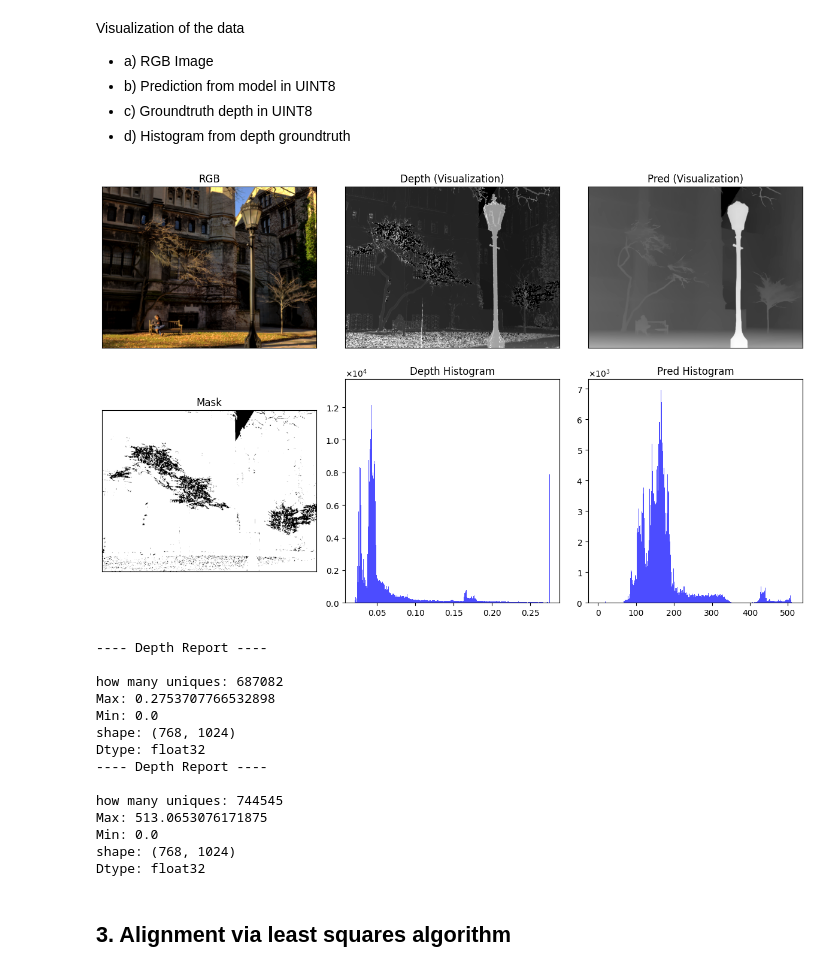
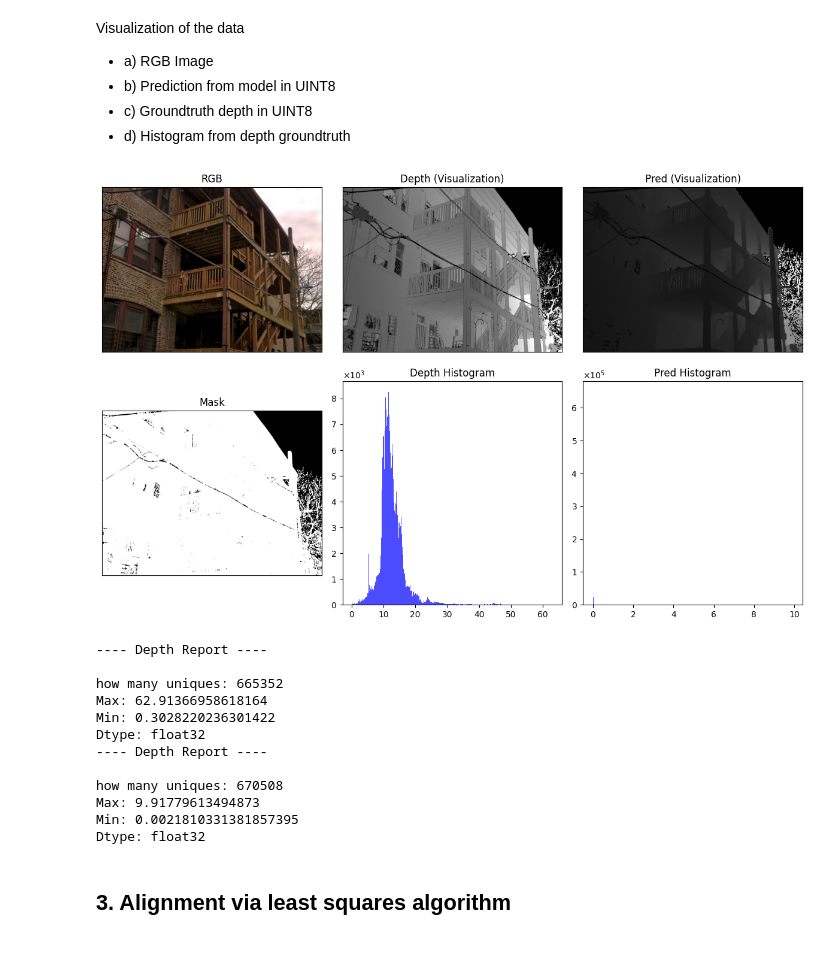
Before and after one commit to gkmocastro/depth-metrics-pavic, a Jupyter notebook: metrics.ipynb, the cells around one changed output. Saved outputs shown, nothing was run; the diff lists cells and outputs as text; code cells hidden in the pictures.

```diff
--- a/metrics.ipynb
+++ b/metrics.ipynb
@@ -73,7 +50,7 @@ len(filenames_preds_indoor)
 # %% [output]
 771
 # %%
-index = 479
+index = 690
 pred_diode = np.load(filenames_preds_indoor[index])
 groundtruth = np.squeeze(np.load(filenames_depth[index]))
 rgb = np.array(Image.open(filenames_img[index]))
@@ -83,21 +60,21 @@ mask = np.load(filenames_mask[index]).reshape((H, W))
 ## 2. Pre Processing
 # %%
 mask_pred = np.ones_like(pred_diode)
-mask_pred[pred_diode == 0] = 0
+mask_pred[pred_diode < 1e-1] = 0
+
+mask_full = mask * mask_pred
 # %%
-groundtruth_masked = np.zeros_like(groundtruth)
-groundtruth_masked[mask == 1] = groundtruth[mask == 1]
+gt_depth_masked = np.zeros_like(groundtruth)
+gt_depth_masked[mask_full == 1] = groundtruth[mask_full == 1]
 
-disparity_gt_masked = np.zeros_like(groundtruth)
-disparity_gt_masked[mask == 1] = 1.0 / groundtruth[mask == 1]
+gt_disp_masked = np.zeros_like(groundtruth)
+gt_disp_masked[mask_full == 1] = 1.0 / groundtruth[mask_full == 1]
 
 pred_depth = np.zeros_like(groundtruth)
-pred_depth[mask_pred == 1] = 1.0 / pred_diode[mask_pred == 1]
+pred_depth[mask_full == 1] = 1.0 / pred_diode[mask_full == 1]
 
-groundtruth_capped_upper = cap_values(groundtruth, 0, 99)
-disparity_capped_upper = cap_values(disparity_gt_masked, 0, 99)
-
-mask_full = mask * mask_pred
+gt_depth_capped = cap_values(groundtruth, 2, 98)
+gt_disp_capped = cap_values(gt_disp_masked, 2, 98)
 # %% [markdown]
 Visualization of the data
 
@@ -106,22 +83,20 @@ Visualization of the data
 - c) Groundtruth depth in UINT8
 - d) Histogram from depth groundtruth
 # %%
-depth_report(rgb, disparity_capped_upper, pred_diode,mask=mask_full, cap=False, uint=False)
+depth_report(rgb, gt_depth_masked, pred_depth,mask=mask_full, cap=True, uint=True)
 # %% [output]
-[figure, old version]
+[figure, new version]
 ---- Depth Report ----
 
-how many uniques: 687082
-Max: 0.2753707766532898
-Min: 0.0
-shape: (768, 1024)
+how many uniques: 665352
+Max: 62.91366958618164
+Min: 0.3028220236301422
 Dtype: float32
 ---- Depth Report ----
 
-how many uniques: 744545
-Max: 513.0653076171875
-Min: 0.0
-shape: (768, 1024)
+how many uniques: 670508
+Max: 9.91779613494873
+Min: 0.0021810331381857395
 Dtype: float32
 # %% [markdown]
 ## 3. Alignment via least squares algorithm
```
Also changed, not shown: parts of 19 cells of this notebook, 2 other files.
